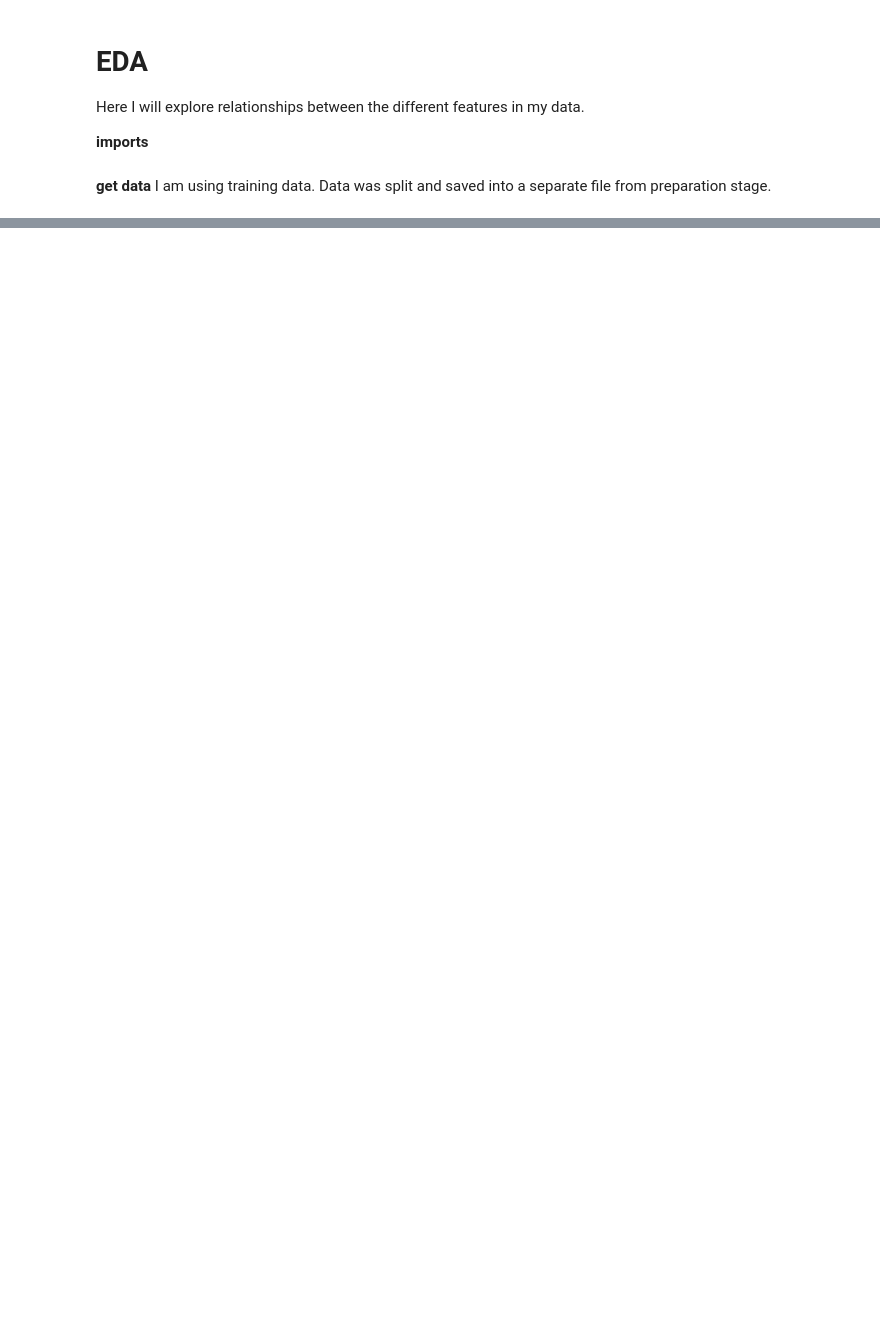
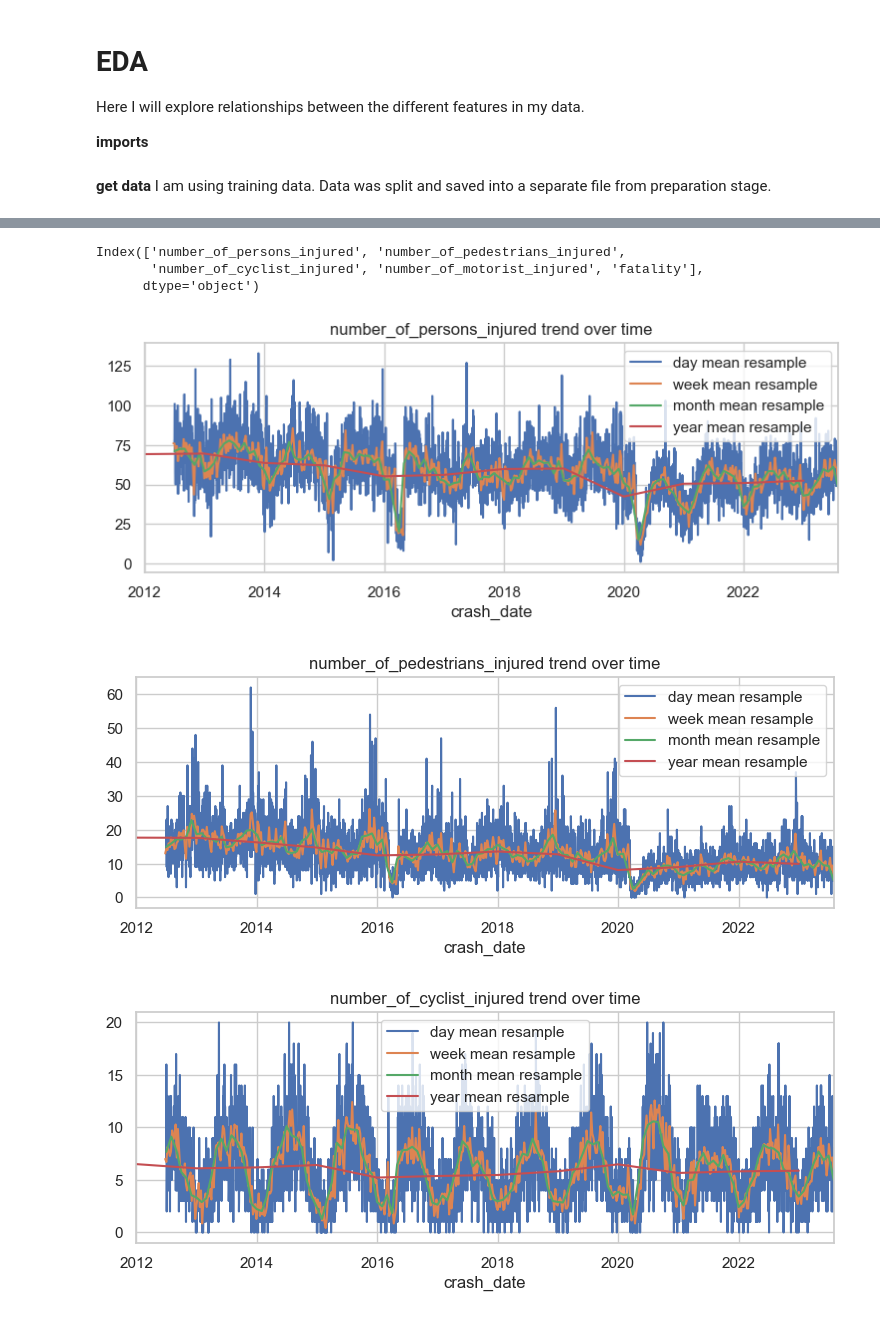
Before and after one commit to MigashaneVictoire/CNY_motor_Vehicle_collisions, a Jupyter notebook: 03_explore_work_file.ipynb, the cells around one changed output, grey strips where cells are left out. Drawn from its saved outputs; the diff is of its cells as text; code cells hidden in the pictures; blank space fills up the shorter version.

```diff
--- a/03_explore_work_file.ipynb
+++ b/03_explore_work_file.ipynb
@@ -209,0 +59,8 @@ What are the most common categories and their frequencies for categorical variab
+# %%
+# Convert column datatype to datetime
+train.crash_date = train.crash_date.astype("datetime64")
+train.crash_time = train.crash_time.astype("datetime64")
+# %%
+# resample by sum of day
+day_resample_df = train.resample("D", on='crash_date').sum()
+day_resample_df.head(3)
@@ -209,0 +73,25 @@ What are the most common categories and their frequencies for categorical variab
+# %%
+# get columns fot he day rasample
+day_resample_cols = day_resample_df.columns[~day_resample_df.columns.isin(["latitude", "longitude"])]
+day_resample_cols
+# %% [output]
+Index(['number_of_persons_injured', 'number_of_pedestrians_injured',
+       'number_of_cyclist_injured', 'number_of_motorist_injured', 'fatality'],
+      dtype='object')
+# %%
+# Plot trend over time
+for i in day_resample_cols:
+    plt.figure(figsize=(9,3))
+    day_resample_df.resample("D")[i].mean().plot(label="day mean resample")
+    day_resample_df.resample("W")[i].mean().plot(label="week mean resample")
+    day_resample_df.resample("M")[i].mean().plot(label="month mean resample")
+    day_resample_df.resample("Y")[i].mean().plot(label="year mean resample")
+    plt.title(f"{i} trend over time")
+    plt.legend()
+    # save the generated visual to folder
+    explore_.save_visuals(fig= plt.gcf() ,viz_name= "f{i}_trend_over_time", folder_name= 1)
+    plt.show()
+# %% [output]
+[figure, added]
+[figure, added]
+[figure, added]
```
Also changed, not shown: parts of 40 cells of this notebook, 22 other files.
